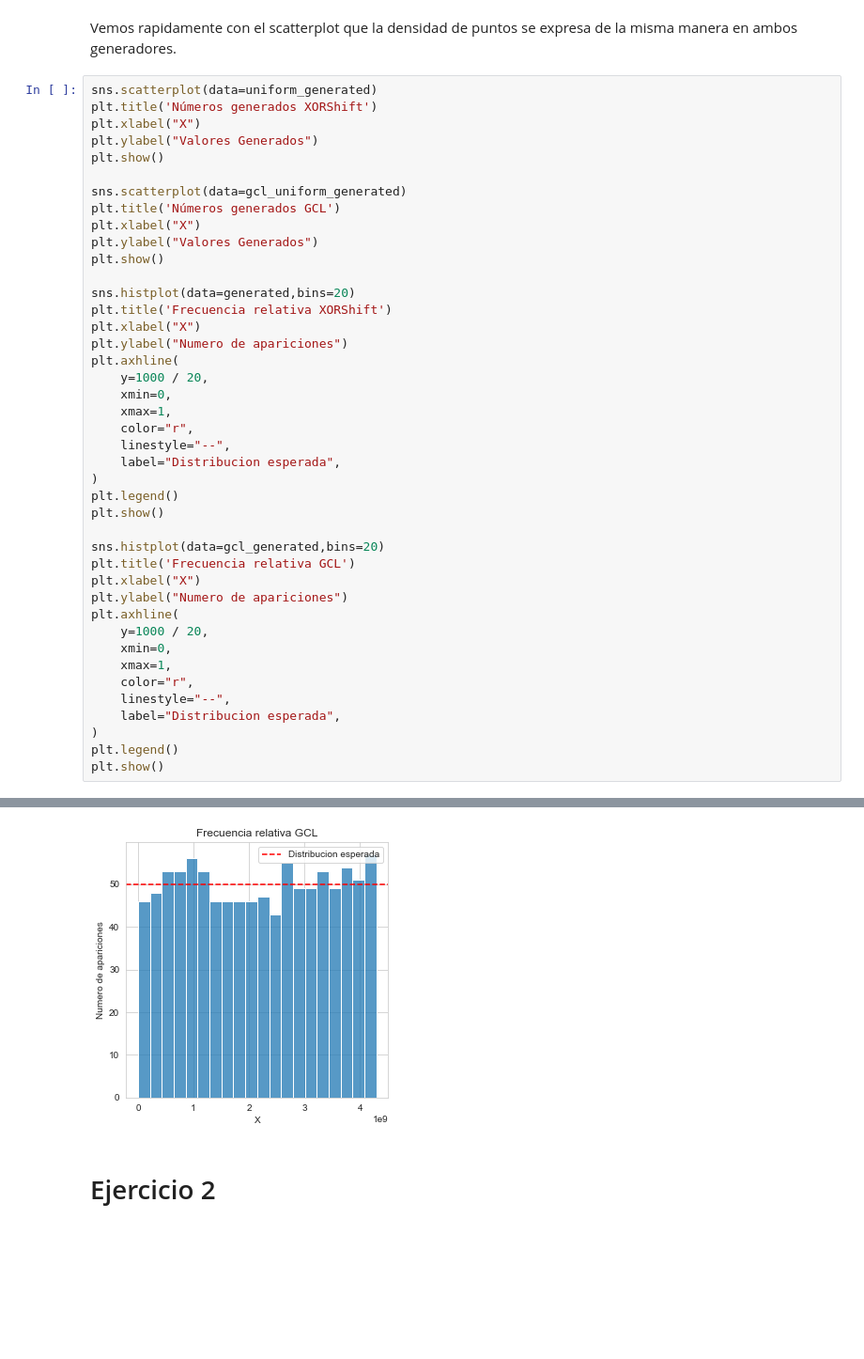
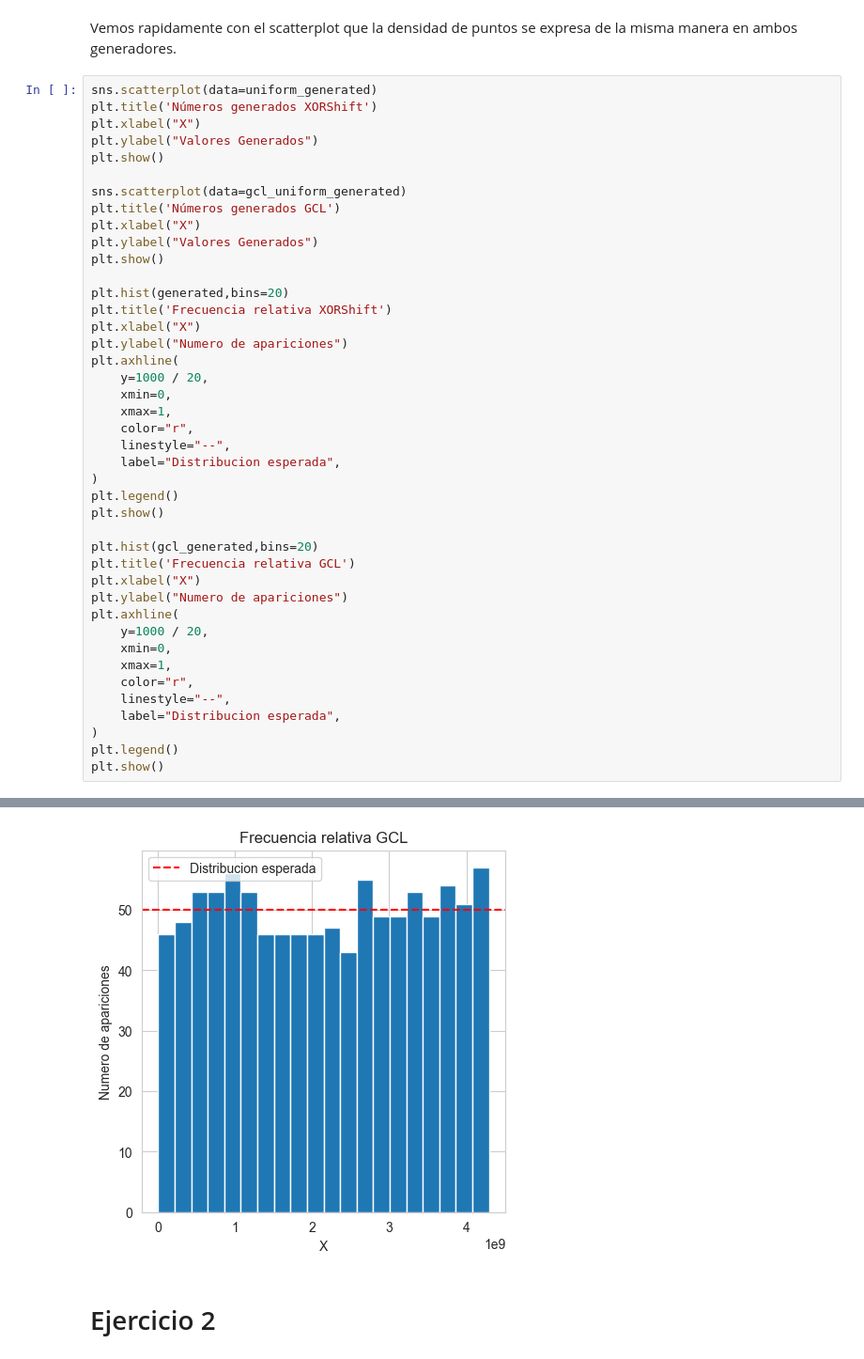
Before and after one commit to AlejandroDaneri/simulacion, a Jupyter notebook: Resolucion.ipynb, the cells around one changed output, grey strips where cells are left out. Shown: that part at 94% size. Drawn from its saved outputs; the diff is of its cells as text; blank space fills up the shorter version.

```diff
--- a/Resolucion.ipynb
+++ b/Resolucion.ipynb
@@ -192,7 +192,7 @@ plt.xlabel("X")
 plt.ylabel("Valores Generados")
 plt.show()
 
-sns.histplot(data=generated,bins=20)
+plt.hist(generated,bins=20)
 plt.title('Frecuencia relativa XORShift')
 plt.xlabel("X")
 plt.ylabel("Numero de apariciones")
@@ -207,7 +207,7 @@ plt.axhline(
 plt.legend()
 plt.show()
 
-sns.histplot(data=gcl_generated,bins=20)
+plt.hist(gcl_generated,bins=20)
 plt.title('Frecuencia relativa GCL')
 plt.xlabel("X")
 plt.ylabel("Numero de apariciones")
@@ -228,4 +228,4 @@ plt.show()
-[figure, old version]
+[figure, new version]
 # %% [markdown]
 # Ejercicio 2
 # %% [markdown]
```
Also changed, not shown: parts of 48 cells of this notebook.
